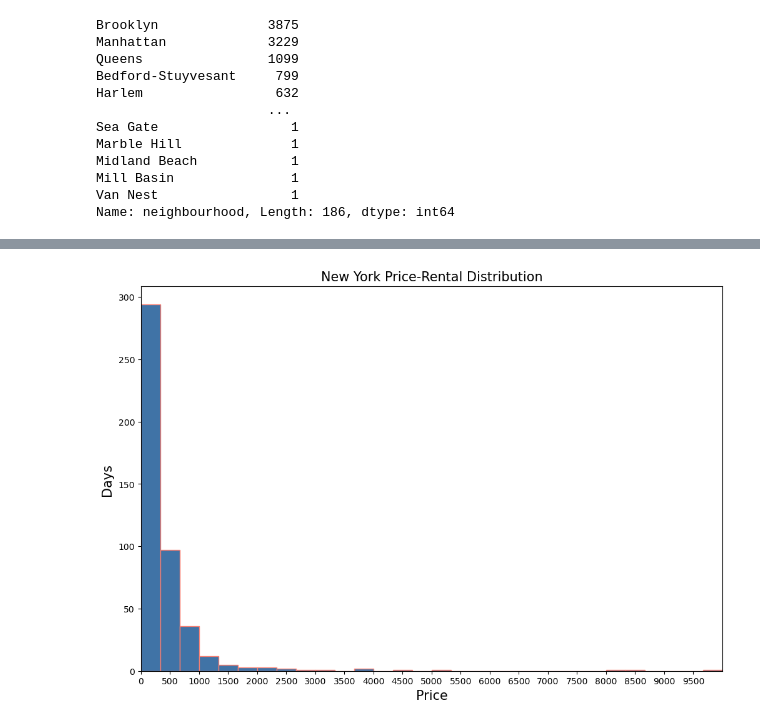
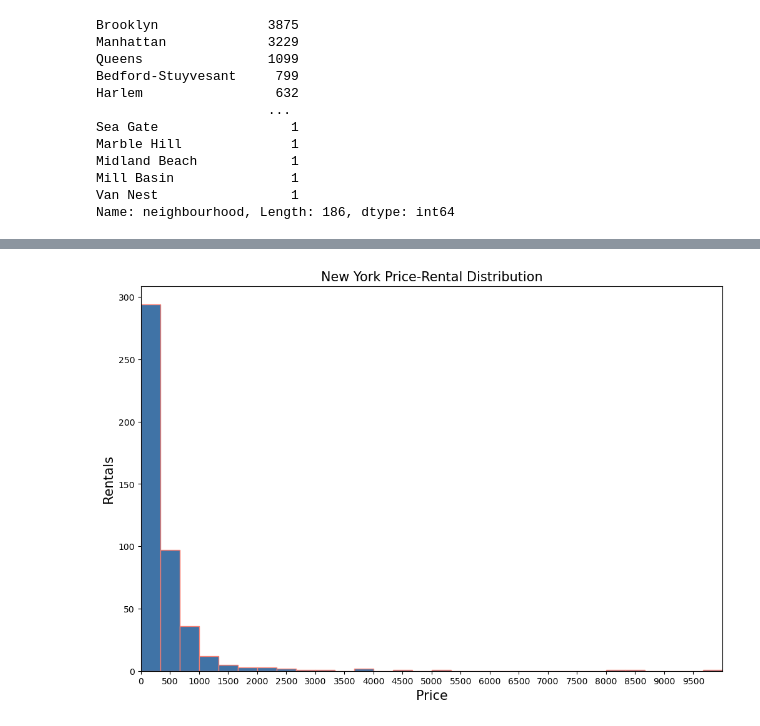
Before and after one commit to RLButch/group-project-1, a Jupyter notebook: NYRentalListingAnalysis_mariamartin.ipynb, the cells around one changed output, grey strips where cells are left out. Drawn from its saved outputs; the diff is of its cells as text; code cells hidden in the pictures.

```diff
--- a/NYRentalListingAnalysis_mariamartin.ipynb
+++ b/NYRentalListingAnalysis_mariamartin.ipynb
@@ -307,15 +98,15 @@ plt.show()
 # %%
-#price distribution - pie or bar graph ( , location) (maria florencia martin)
+#price distribution - pie or bar graph (maria florencia martin)
 
 price_counts = realestate_data_clean_df.groupby('price')['neighbourhood'].count().reset_index()
 
 fig, ax = plt.subplots(figsize=(12, 8))
 sns.histplot(x=price_counts['price'], bins=30, color='#004488', edgecolor='salmon', ax=ax)
 ax.set_xticks(range(0, 10000, 500))
 plt.xlabel('Price', fontsize='15')
-plt.ylabel('Days ', fontsize='15')
+plt.ylabel('Rentals', fontsize='15')
 plt.xlim((-0.5, 10000))
 plt.title('New York Price-Rental Distribution', fontsize='15')
 plt.show()
 # %% [output]
-[figure, old version]
+[figure, new version]
```
Also changed, not shown: parts of 17 cells of this notebook, 9 other files.
